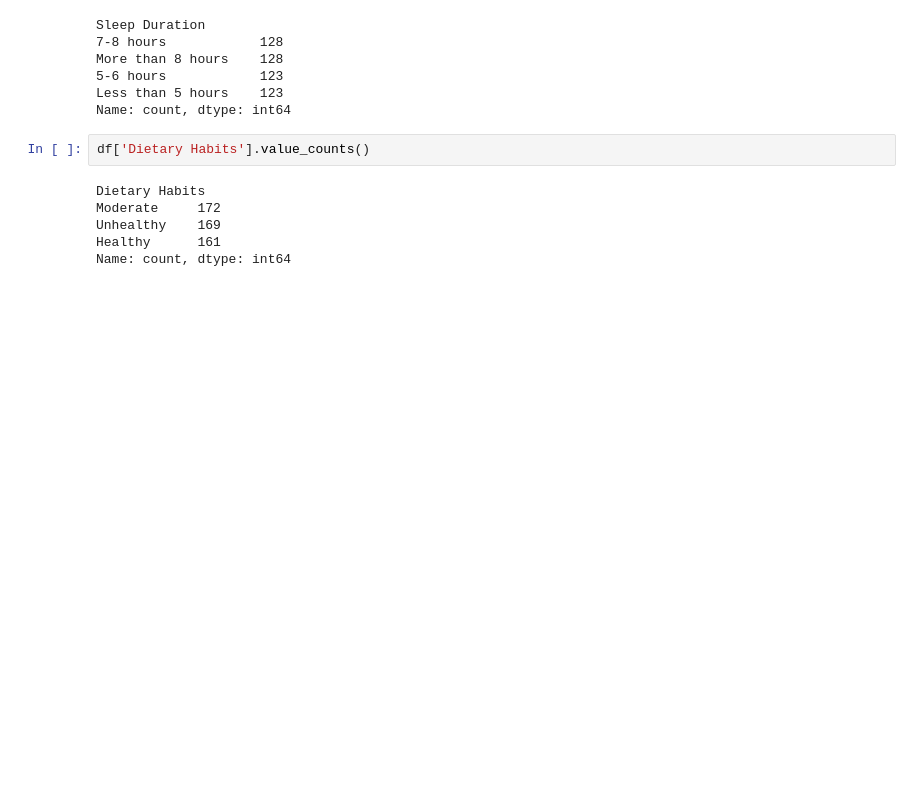
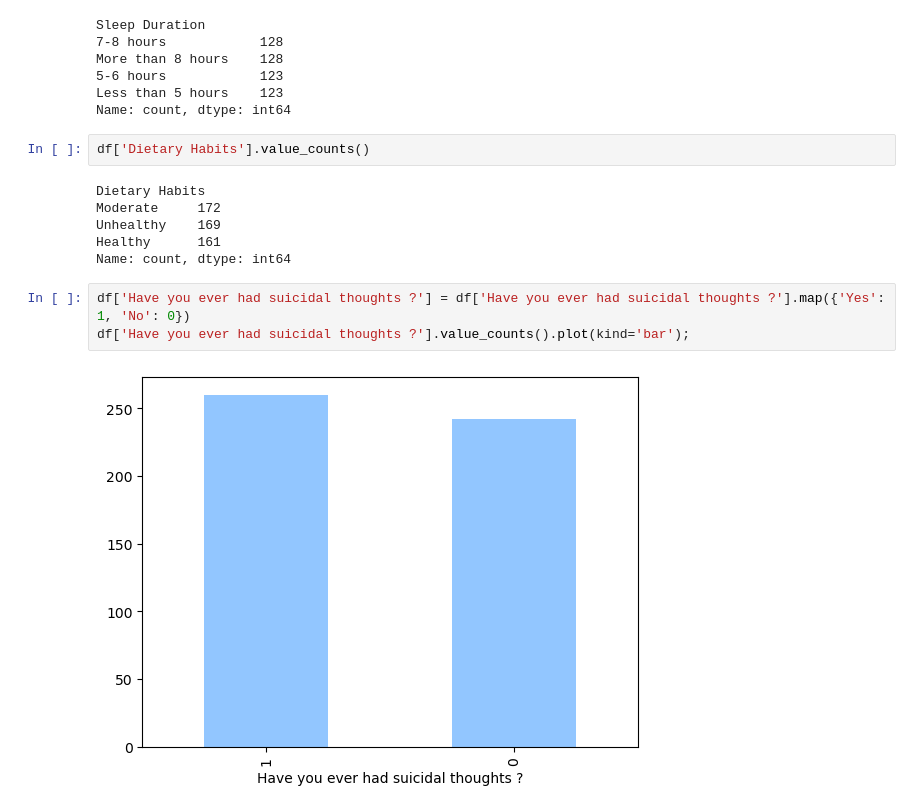
Before and after one commit to crissyro/kaggle_projects, a Jupyter notebook: notebooks/depression_student.ipynb, the cells around one changed output. Saved outputs shown, nothing was run; the diff lists cells and outputs as text; blank space fills up the shorter version.

```diff
--- a/notebooks/depression_student.ipynb
+++ b/notebooks/depression_student.ipynb
@@ -130,3 +130,8 @@ Moderate     172
 Unhealthy    169
 Healthy      161
 Name: count, dtype: int64
+# %%
+df['Have you ever had suicidal thoughts ?'] = df['Have you ever had suicidal thoughts ?'].map({'Yes': 1, 'No': 0})
+df['Have you ever had suicidal thoughts ?'].value_counts().plot(kind='bar');
+# %% [output]
+[figure, added]
```
Also changed, not shown: parts of 2 cells of this notebook.
